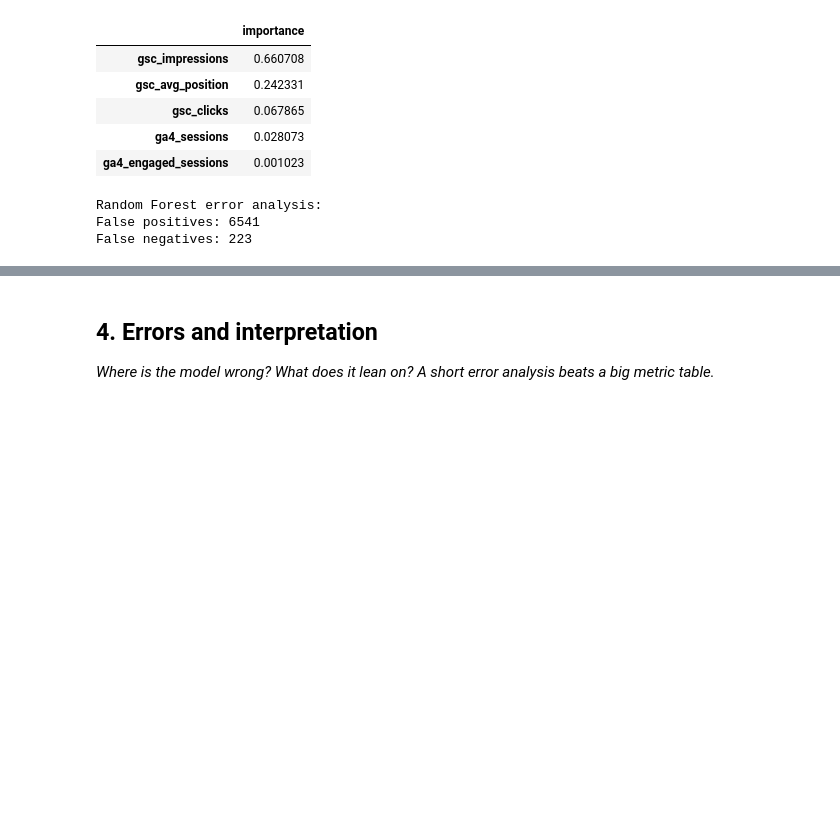
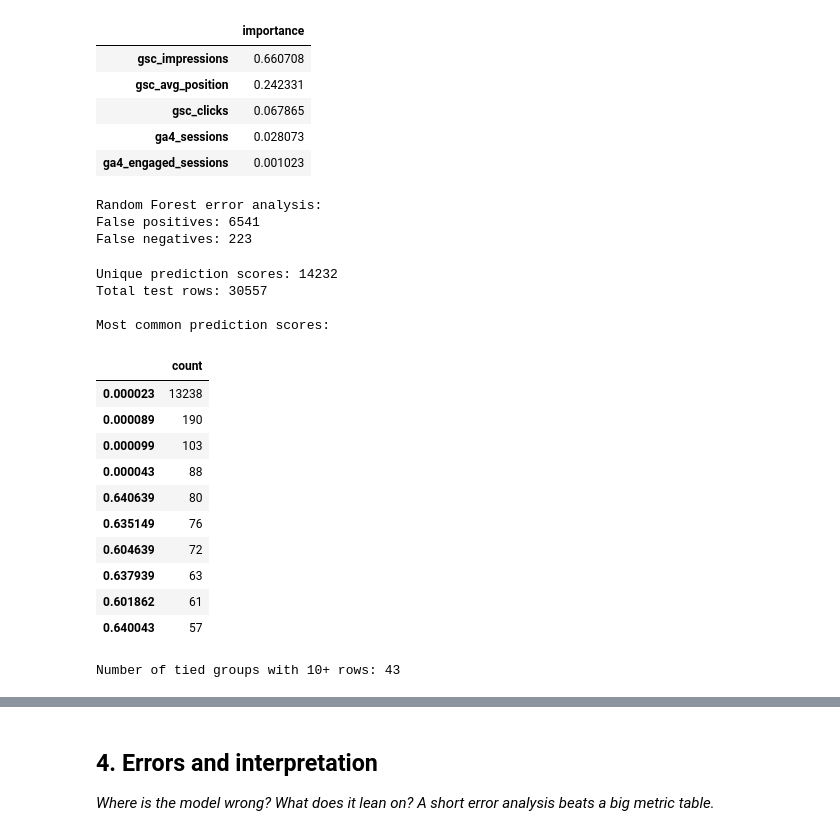
Before and after one commit to aleezafatima-21/Aleeza-flyrank-ml-internship, a Jupyter notebook: work/notebooks/w05_model.ipynb, the cells around one changed output, grey strips where cells are left out. Saved outputs shown, nothing was run; the diff lists cells and outputs as text; code cells hidden in the pictures; blank space fills up the shorter version.

```diff
--- a/work/notebooks/w05_model.ipynb
+++ b/work/notebooks/w05_model.ipynb
@@ -791,3 +791,33 @@ Random Forest feature importance:
 Random Forest error analysis:
 False positives: 6541
 False negatives: 223
+# %%
+# ML-08: Check for tied Random Forest probabilities
+
+rf_score_counts = pd.Series(rf_proba).value_counts()
+
+print("Unique prediction scores:", rf_score_counts.size)
+print("Total test rows:", len(rf_proba))
+
+print("\nMost common prediction scores:")
+display(rf_score_counts.head(10).to_frame("count"))
+
+print("\nNumber of tied groups with 10+ rows:",
+      (rf_score_counts >= 10).sum())
+# %% [output]
+Unique prediction scores: 14232
+Total test rows: 30557
+
+Most common prediction scores:
+|  | count |
+| 0.000023 | 13238 |
+| 0.000089 | 190 |
+| 0.000099 | 103 |
+| 0.000043 | 88 |
+| 0.640639 | 80 |
+| 0.635149 | 76 |
+| 0.604639 | 72 |
+| 0.637939 | 63 |
+| 0.601862 | 61 |
+| 0.640043 | 57 |
+Number of tied groups with 10+ rows: 43
```
Also changed, not shown: parts of 7 cells of this notebook.
